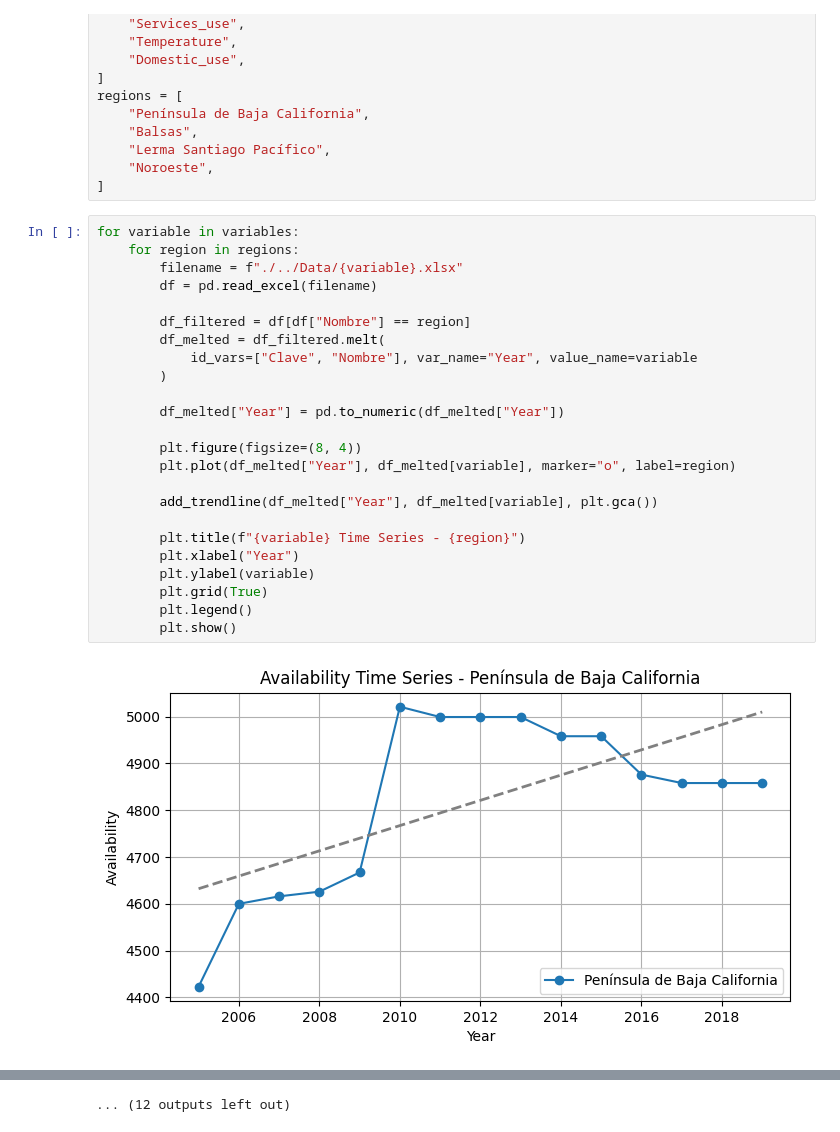
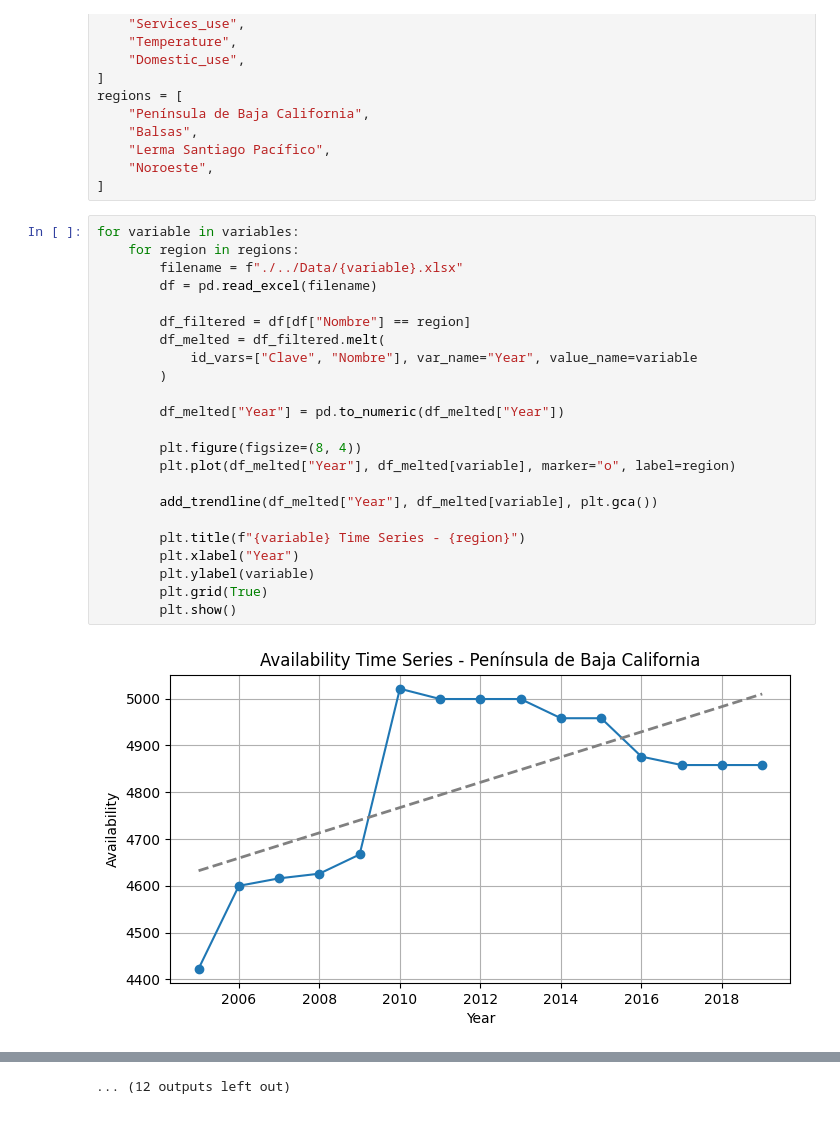
Before and after one commit to charlybg98/water_management, a Jupyter notebook: Analysis/3. EDA_Modeling.ipynb, the cells around one changed output, grey strips where cells are left out. Saved outputs shown, nothing was run; the diff lists cells and outputs as text.

```diff
--- a/Analysis/3. EDA_Modeling.ipynb
+++ b/Analysis/3. EDA_Modeling.ipynb
@@ -29,26 +29,25 @@ regions = [
 # %%
 for variable in variables:
     for region in regions:
         filename = f"./../Data/{variable}.xlsx"
         df = pd.read_excel(filename)
 
         df_filtered = df[df["Nombre"] == region]
         df_melted = df_filtered.melt(
             id_vars=["Clave", "Nombre"], var_name="Year", value_name=variable
         )
 
         df_melted["Year"] = pd.to_numeric(df_melted["Year"])
 
         plt.figure(figsize=(8, 4))
         plt.plot(df_melted["Year"], df_melted[variable], marker="o", label=region)
 
         add_trendline(df_melted["Year"], df_melted[variable], plt.gca())
 
         plt.title(f"{variable} Time Series - {region}")
         plt.xlabel("Year")
         plt.ylabel(variable)
         plt.grid(True)
-        plt.legend()
         plt.show()
 # %% [output]
-[figure, old version]
+[figure, new version]
```
Also changed, not shown: parts of 1 cell of this notebook.
